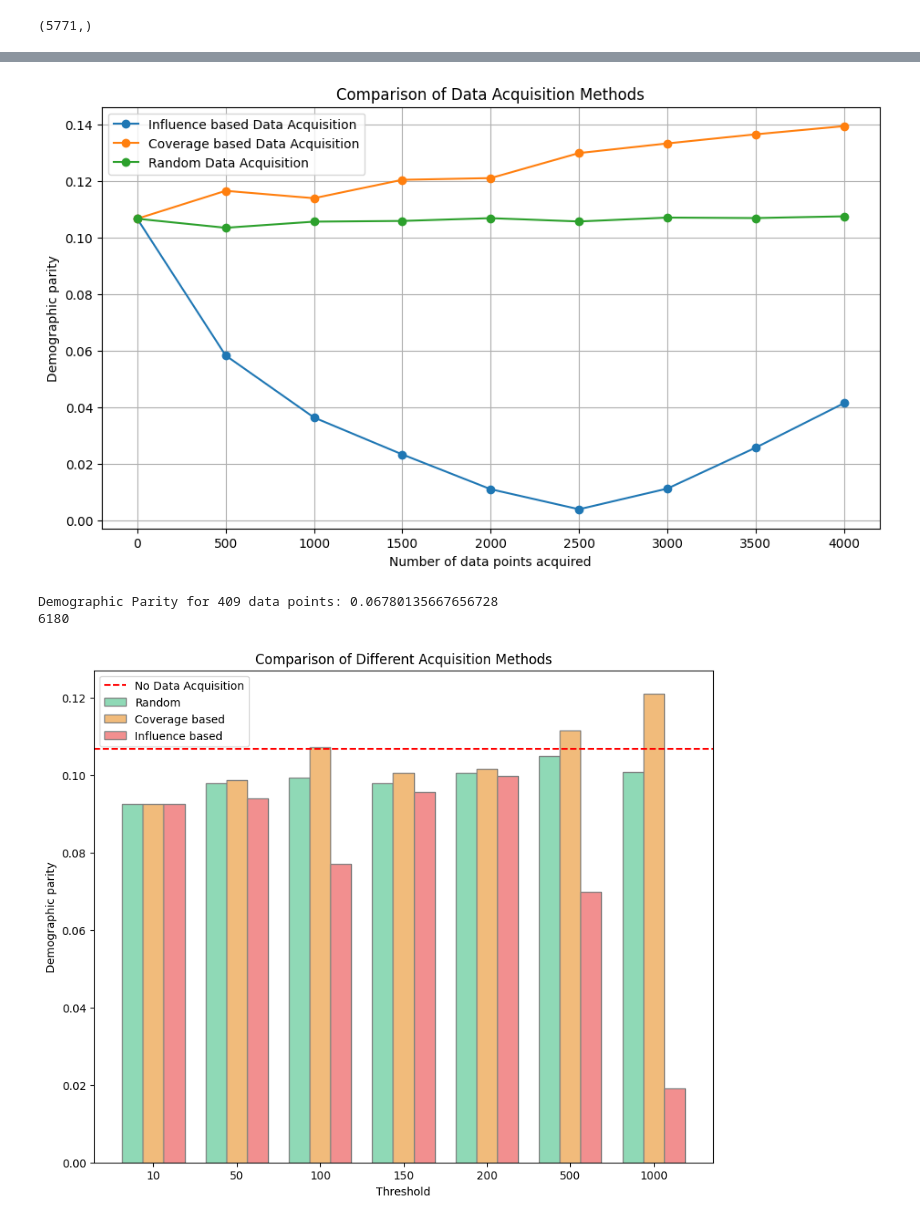
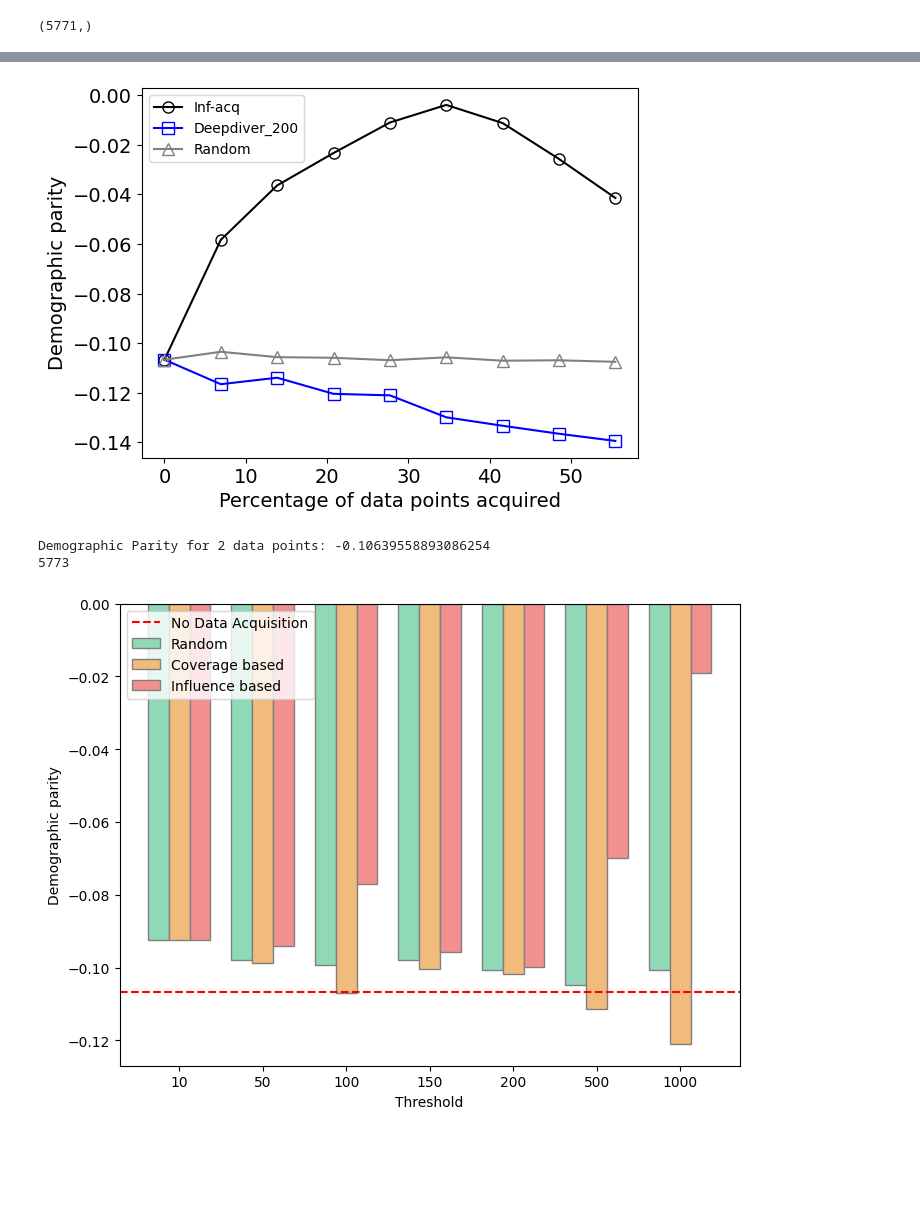
Before and after one commit to ekta0596/DataAcquisition-valuation, a Jupyter notebook: CompasDatasetInfluence.ipynb, the cells around one changed output, grey strips where cells are left out. Drawn from its saved outputs; the diff is of its cells as text; code cells hidden in the pictures; blank space fills up the shorter version.

```diff
--- a/CompasDatasetInfluence.ipynb
+++ b/CompasDatasetInfluence.ipynb
@@ -608,32 +622,36 @@ plt.show()
 # %%
 # Data for Influence based Data Acquisition calculating influence
-counts1 = list(dp_inf.keys())
+counts1 = [0, 500, 1000, 1500, 2000, 2500, 3000, 3500, 4000]
+counts1 = [x * 0.01386194 for x in counts1]
 # counts_modified1 = [count / 8 for count in counts1]
-dp_values1 = list(dp_inf.values())
+dp_values1 = [-0.1066456, -0.05834147, -0.03640998, -0.023351, -0.0110630, -0.0039686, -0.011278, -0.0257499, -0.0414650]
 
 
 # Data for Coverage based Data Acquisition
 counts2 = [0, 500, 1000, 1500, 2000, 2500, 3000, 3500, 4000]
-dp_values2 = [0.1066456, 0.11651, 0.11390, 0.12040, 0.12100, 0.129852, 0.13326, 0.13648, 0.13937]
+counts2 = [x * 0.01386194 for x in counts2]
+dp_values2 = [-0.1066456, -0.11651, -0.11390, -0.12040, -0.12100, -0.129852, -0.13326, -0.13648, -0.13937]
 
 # Data for Random Data Acquisition
 counts3 = [0, 500, 1000, 1500, 2000, 2500, 3000, 3500, 4000]
-dp_values3 = [0.1066456, 0.1034437, 0.105614, 0.105865, 0.106849, 0.10568, 0.107044, 0.10688, 0.10750]
-plt.figure(figsize=(11, 6))
+counts3 = [x * 0.01386194 for x in counts3]
+dp_values3 = [-0.1066456, -0.1034437, -0.105614, -0.105865, -0.106849, -0.10568, -0.107044, -0.10688, -0.10750]
 
 # Plotting the dp values against the counts
-plt.plot(counts1, dp_values1, marker='o', label='Influence based Data Acquisition')
-plt.plot(counts2, dp_values2, marker='o', label='Coverage based Data Acquisition')
-plt.plot(counts3, dp_values3, marker='o', label='Random Data Acquisition')
+plt.plot(counts1, dp_values1, marker='o', markerfacecolor='none', markersize=8, color='black',  label='Inf-acq')
+plt.plot(counts2, dp_values2, marker='s',  markerfacecolor='none', markersize=8,color='blue', label='Deepdiver_200')
+plt.plot(counts3, dp_values3, marker='^',  markerfacecolor='none', markersize=8, color='gray', label='Random')
 
-plt.title('Comparison of Data Acquisition Methods')
-plt.xlabel('Number of data points acquired')
-plt.ylabel('Demographic parity')
-plt.grid(True)
+# plt.title('Comparison of Data Acquisition Methods')
+plt.xlabel('Percentage of data points acquired', fontsize=14)
+plt.ylabel('Demographic parity', fontsize=14)
+plt.yticks(fontsize=14)
+plt.xticks(fontsize=14)
+plt.legend(fontsize=13)
 plt.legend()  # Show legend with labels
 plt.show()
 # %% [output]
-[figure, old version]
+[figure, new version]
 # %%
 #2550 data points
 # %%
@@ -644,7 +662,7 @@ plt.show()
 # count_to_check = 189 #for threshold = 100
 # count_to_check = 10 #for threshold = 200, 190 datapoints are already there
 # count_to_check = 1605 for threshold = 1000
-count_to_check = 409
+count_to_check = 2
 
 x_train_a = np.copy(X_train)
 y_train_a = np.copy(y_train)
@@ -661,18 +679,20 @@ for index, res in sorted_result_inf.items():
 
 dp_ia = demographic_parity(x_train_a, y_train_a, X_test)
 print(f"Demographic Parity for {count_to_check} data points: {dp_ia}")
+
+
 print(len(x_train_a))
 # %% [output]
-Demographic Parity for 409 data points: 0.06780135667656728
-6180
+Demographic Parity for 2 data points: -0.10639558893086254
+5773
 # %%
 import numpy as np
 import matplotlib.pyplot as plt
 
 # Data for each acquisition method
-random_data = [[10, 0.09254949], [50, 0.09795552], [100, 0.099281153], [150, 0.0979686], [200, 0.100579],[500, 0.104895865], [1000, 0.1008206]]  # for threshold 10, 2 data points are acquired, for threshold = 50, 41 data points are aacquired,  for threshold = 100, 189 data points are aacquired
-coverage_based_data = [[10, 0.092561738], [50, 0.09865562], [100, 0.107089690], [150, 0.1005255], [200, 0.101671], [500, 0.11146433707986353], [1000, 0.1209484]]
-influence_based_data = [[10, 0.09240985], [50, 0.094008616], [100, 0.07703027], [150, 0.0955993], [200, 0.099825], [500, 0.0699143], [1000, 0.01906884]]
+random_data = [[10, -0.10664], [50, -0.09795552], [100, -0.099281153], [150, -0.0979686], [200, -0.100579],[500, -0.104895865], [1000, -0.1008206]]  # for threshold 10, 2 data points are acquired, for threshold = 50, 41 data points are aacquired,  for threshold = 100, 189 data points are aacquired
+coverage_based_data = [[10, -0.092561738], [50, -0.09865562], [100, -0.107089690], [150, -0.1005255], [200, -0.101671], [500, -0.11146433707986353], [1000, -0.1209484]]
+influence_based_data = [[10, -0.106395], [50, -0.094008616], [100, -0.07703027], [150,-0.0955993], [200, -0.099825], [500, -0.0699143], [1000, -0.01906884]]
 
 # Extracting x and y values for each method
 threshold_random, dp_random = zip(*random_data)
@@ -690,21 +710,21 @@ r3 = [x + bar_width for x in r2]
 
 
 # Plotting the bars
-plt.figure(figsize=(10, 8))  # Adjust figure size
+plt.figure(figsize=(8, 6))  # Adjust figure size
 plt.bar(r1, dp_random, color='#8fd9b6', width=bar_width, edgecolor='grey', label='Random')
 plt.bar(r2, dp_coverage, color='#f1bb7b', width=bar_width, edgecolor='grey', label='Coverage based')
 plt.bar(r3, dp_influence, color='#f28f8f', width=bar_width, edgecolor='grey', label='Influence based')
 
-plt.axhline(y=0.10664564, color='red', linestyle='--', label='No Data Acquisition')
+plt.axhline(y=-0.10664564, color='red', linestyle='--', label='No Data Acquisition')
 
 # Adding labels and title
 plt.xlabel('Threshold')
 plt.ylabel('Demographic parity')
-plt.title('Comparison of Different Acquisition Methods')
+# plt.title('Comparison of Different Acquisition Methods')
 plt.xticks([r + bar_width for r in range(len(threshold_random))], threshold_random)
 plt.legend(loc='upper left')  # Adjust legend position
 
 # Show plot
 plt.show()
 # %% [output]
-[figure, old version]
+[figure, new version]
```
Also changed, not shown: parts of 19 cells of this notebook, 5 other files.
